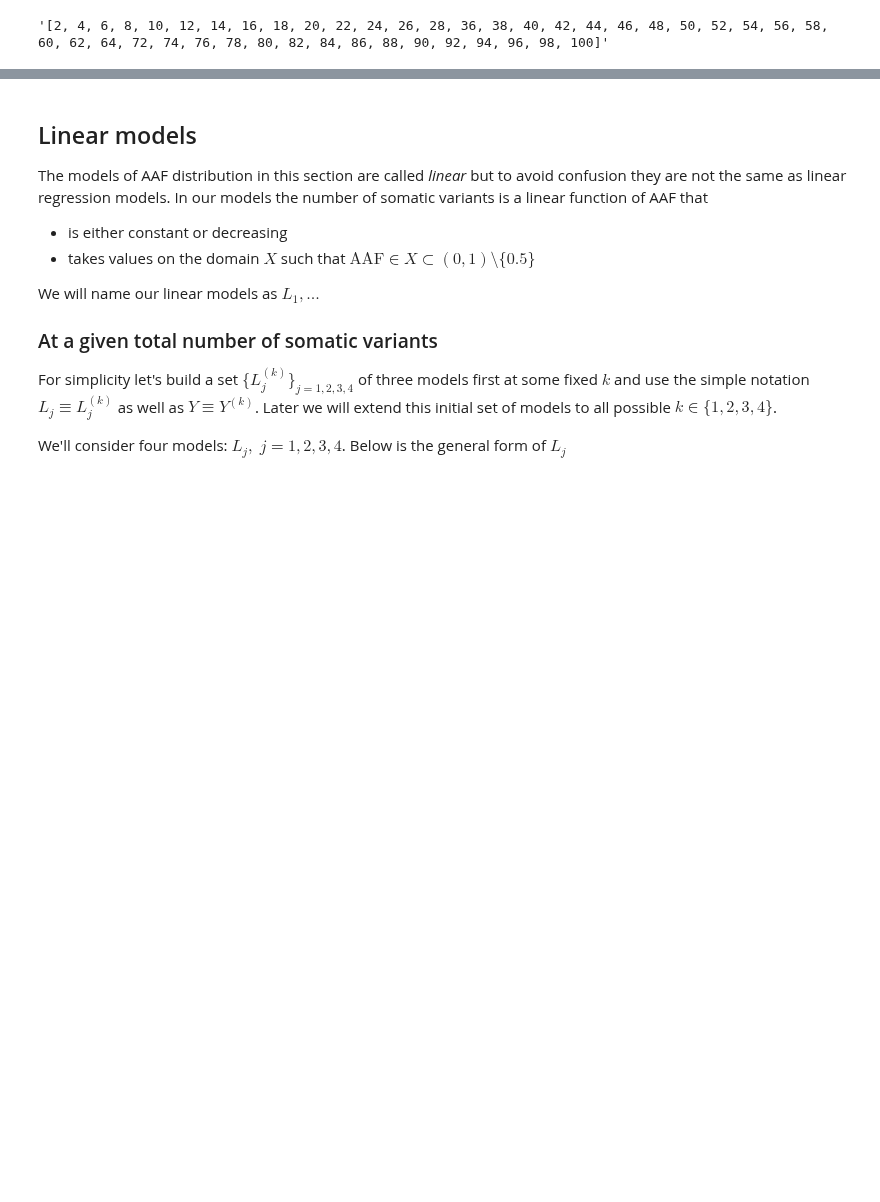
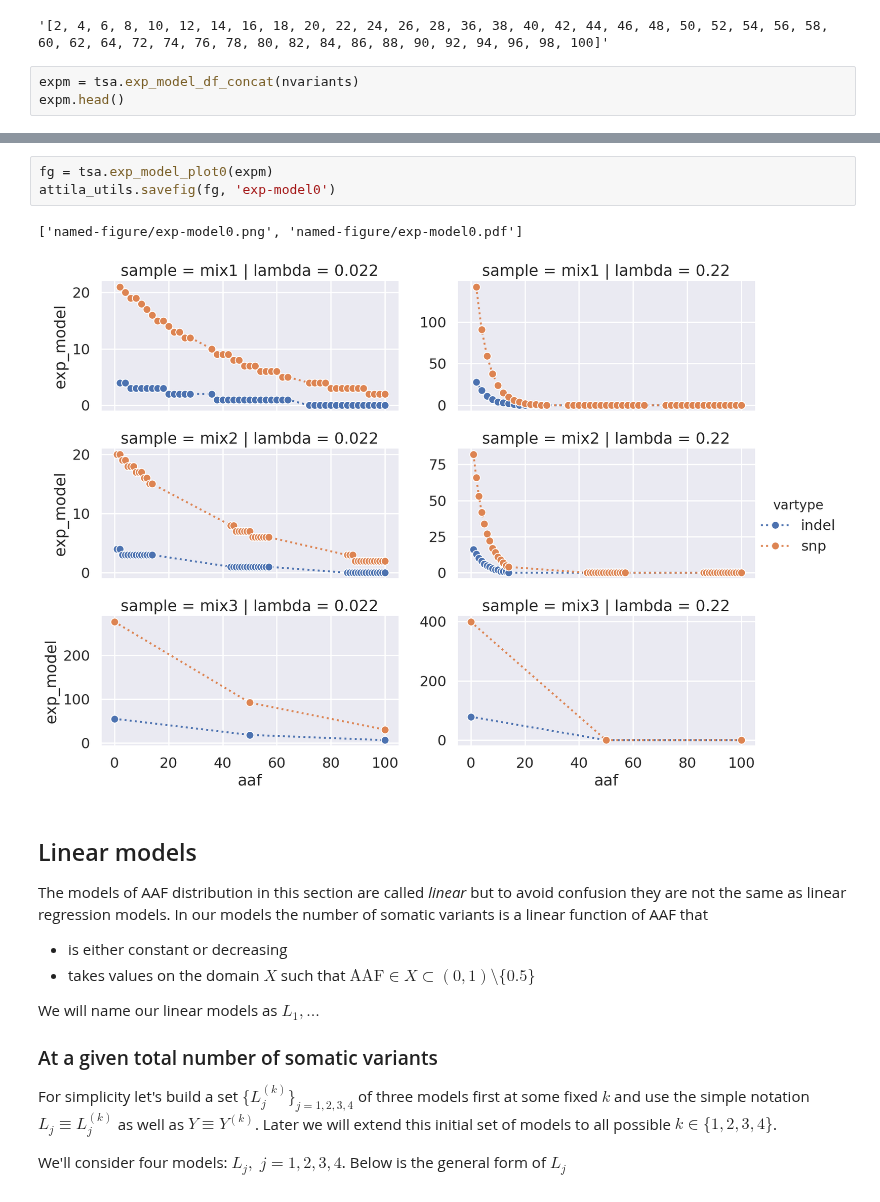
Before and after one commit to attilagk/BSM-research, a Jupyter notebook: notebook/2019-04-04-truth-sets-aaf/2019-04-04-truth-sets-aaf.ipynb, the cells around one changed output, grey strips where cells are left out. Drawn from its saved outputs; the diff is of its cells as text; blank space fills up the shorter version.

Commit message:
progress with exp_models

```diff
--- a/notebook/2019-04-04-truth-sets-aaf/2019-04-04-truth-sets-aaf.ipynb
+++ b/notebook/2019-04-04-truth-sets-aaf/2019-04-04-truth-sets-aaf.ipynb
@@ -190,3 +190,6 @@ aaf_values = {m: sorted(list(set(aaf_of_gt[m]))) for m in aaf_of_gt.columns}
 repr(aaf_values['mix1'])
 # %% [output]
 '[2, 4, 6, 8, 10, 12, 14, 16, 18, 20, 22, 24, 26, 28, 36, 38, 40, 42, 44, 46, 48, 50, 52, 54, 56, 58, 60, 62, 64, 72, 74, 76, 78, 80, 82, 84, 86, 88, 90, 92, 94, 96, 98, 100]'
+# %%
+expm = tsa.exp_model_df_concat(nvariants)
+expm.head()
@@ -193,3 +212,9 @@ repr(aaf_values['mix1'])
+# %%
+fg = tsa.exp_model_plot0(expm)
+attila_utils.savefig(fg, 'exp-model0')
+# %% [output]
+['named-figure/exp-model0.png', 'named-figure/exp-model0.pdf']
+[figure, added]
 # %% [markdown]
 ## Linear models
 
```
Also changed, not shown: parts of 2 cells of this notebook, 1 other file.
